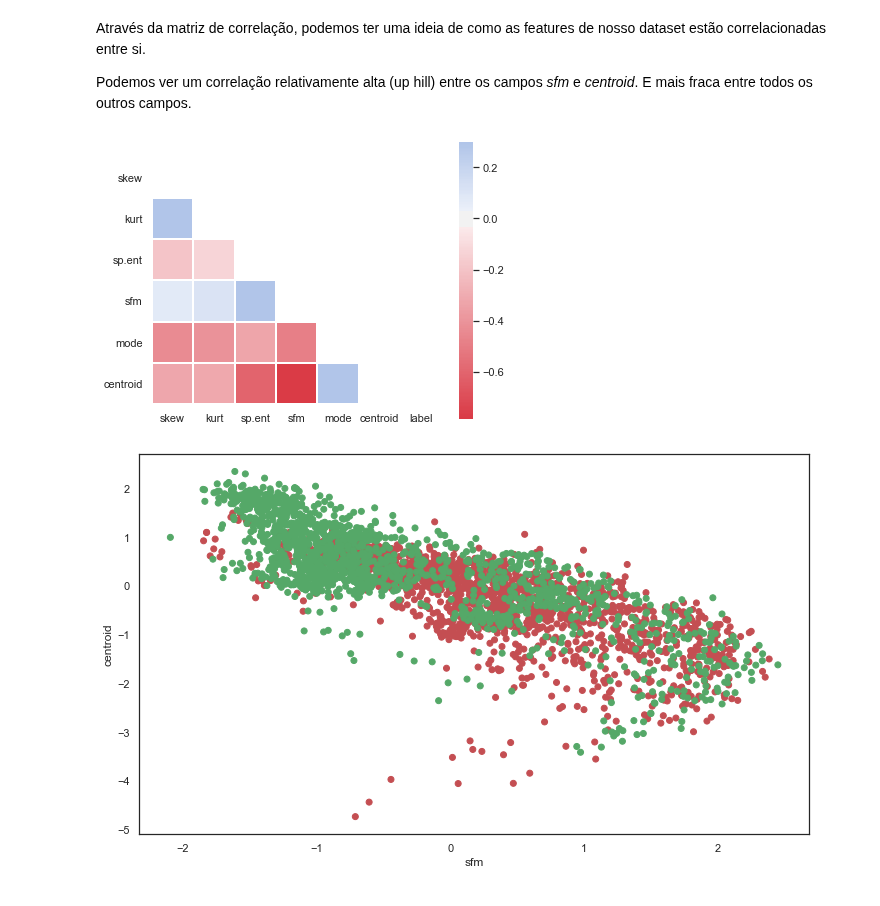
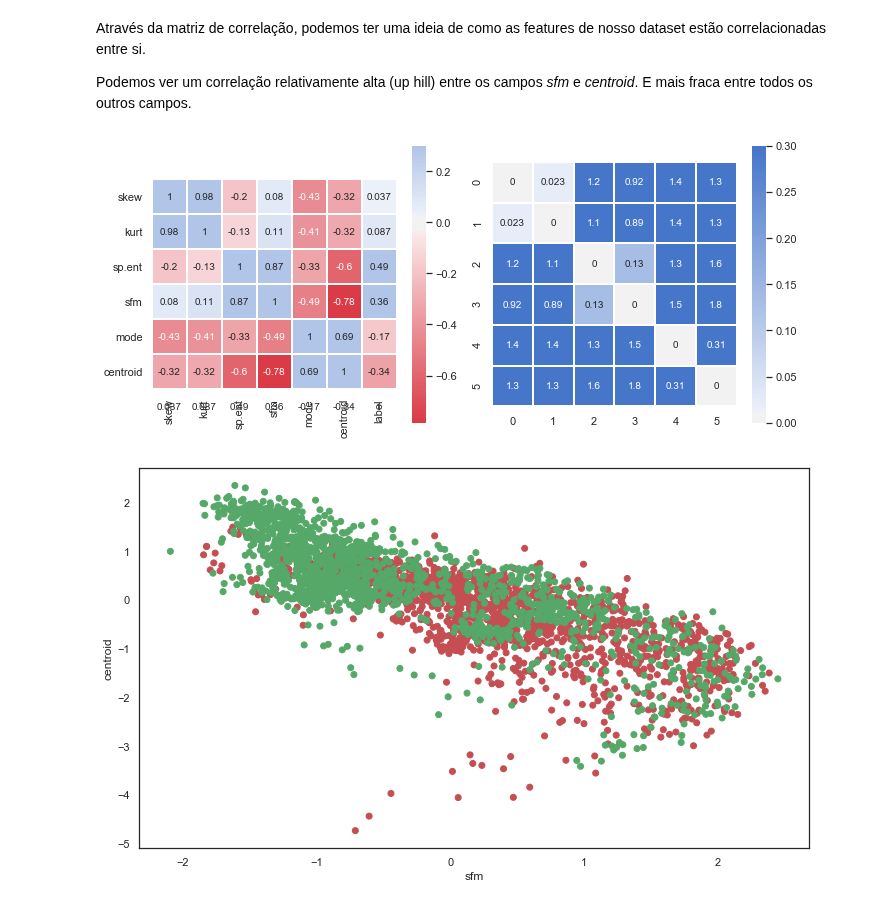
Before and after one commit to rdenadai/ia006c, a Jupyter notebook: notebooks/EFC02/EFC02.ipynb, the cells around one changed output. Cells and saved outputs as stored; diff of their text form; code cells hidden in the pictures.

Commit message:
Distance correlation

```diff
--- a/notebooks/EFC02/EFC02.ipynb
+++ b/notebooks/EFC02/EFC02.ipynb
@@ -246,18 +246,26 @@ Podemos ver um correlação relativamente alta (up hill) entre os campos *sfm* e
 # %%
 corr = sound_c.corr()
 
+dcorr = np.zeros((6, 6))
+for i, field in enumerate(["skew", "kurt", "sp.ent", "sfm", "mode", "centroid"]):
+    for k, field2 in enumerate(["skew", "kurt", "sp.ent", "sfm", "mode", "centroid"]):
+        dcorr[i][k] = correlation(sound_c[field], sound_c[field2])
+
 cmap = sns.diverging_palette(10, 255, as_cmap=True)
-mask = np.zeros_like(corr, dtype=np.bool)
-mask[np.triu_indices_from(mask)] = True
 
-plt.figure(figsize=(6, 8))
-ax = sns.heatmap(corr, mask=mask, cmap=cmap, vmax=.3, center=0,
-            square=True, linewidths=1, cbar_kws={"shrink": .5})
+plt.figure(figsize=(10, 8))
+plt.subplot(1, 2, 1)
+ax = sns.heatmap(corr, cmap=cmap, vmax=.3, center=0,
+            square=True, linewidths=1, annot=True, cbar_kws={"shrink": .5})
+ax.set_ylim(6, 0)
+plt.subplot(1, 2, 2)
+ax = sns.heatmap(dcorr, cmap=cmap, vmax=.3, center=0,
+            square=True, linewidths=1, annot=True, cbar_kws={"shrink": .5})
 ax.set_ylim(6, 0)
 plt.tight_layout()
 plt.show()
 # %% [output]
-[figure, old version]
+[figure, new version]
 # %%
 cmap = sns.diverging_palette(10, 255, as_cmap=True)
 
```
Also changed, not shown: parts of 2 cells of this notebook.
